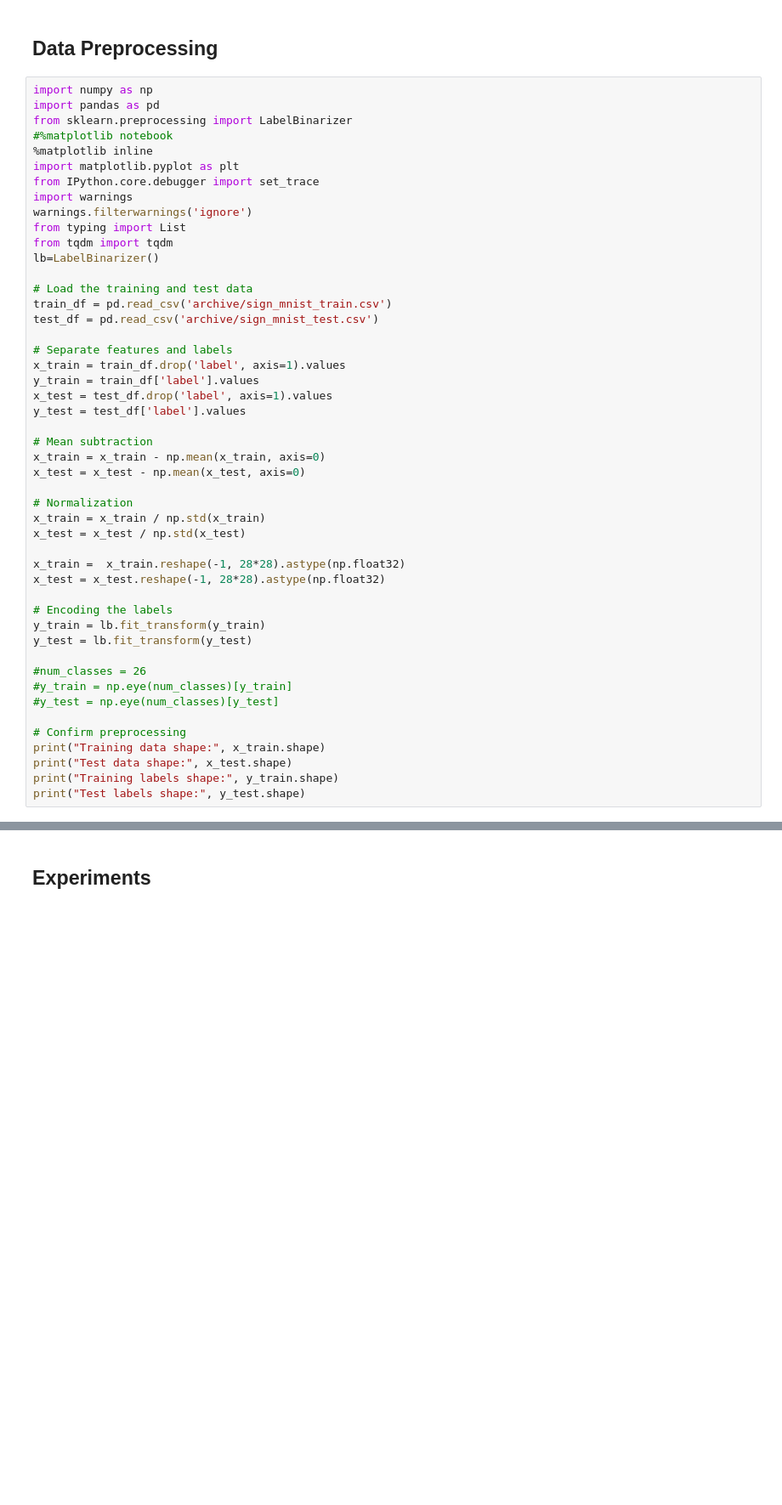
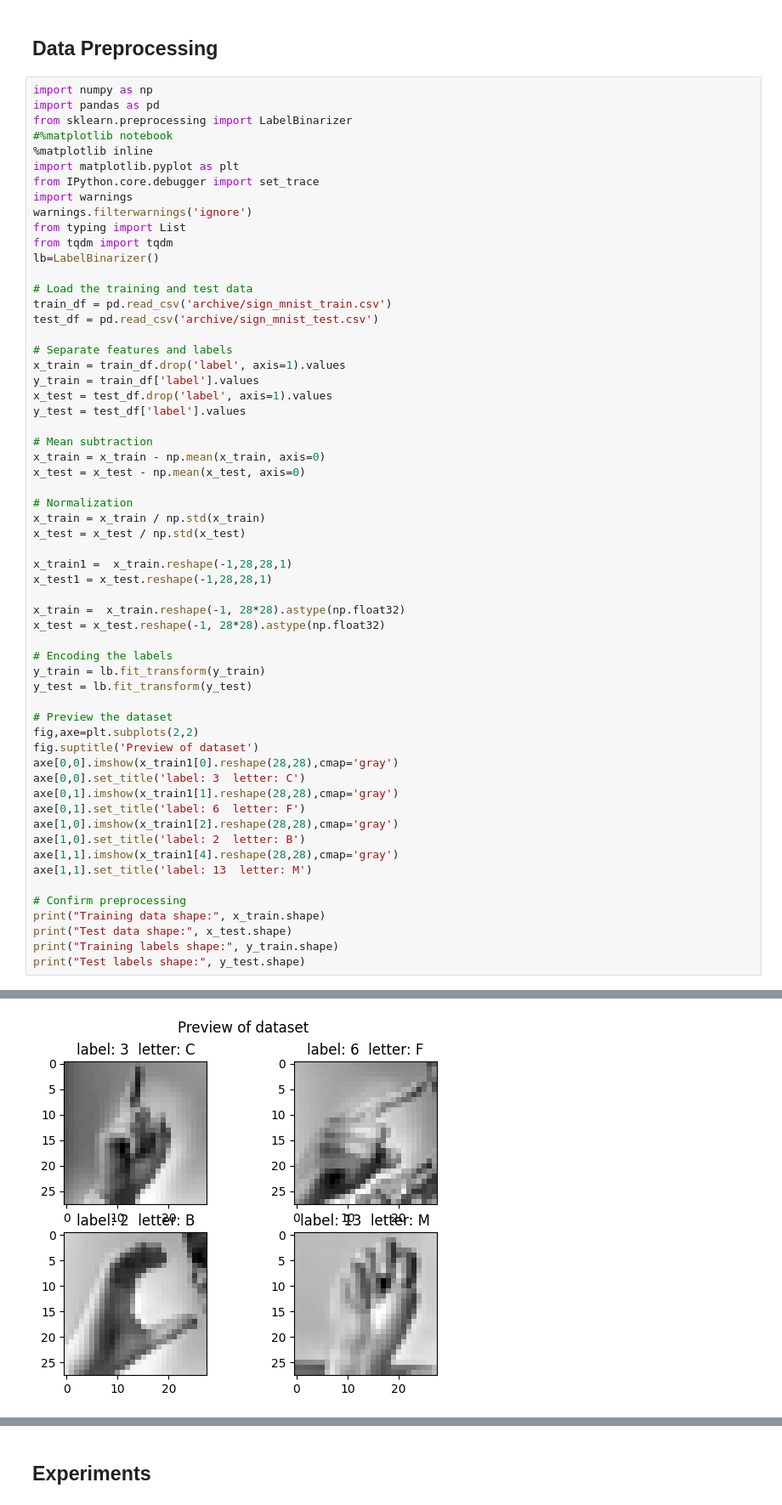
Before and after one commit to maxxrail/Image-Data-Classification, a Jupyter notebook: assignment3_group41.ipynb, the cells around one changed output, grey strips where cells are left out. Shown: that part at 85% size. Drawn from its saved outputs; the diff is of its cells as text; blank space fills up the shorter version.

Commit message:
added dataset preview

```diff
--- a/assignment3_group41.ipynb
+++ b/assignment3_group41.ipynb
@@ -23,36 +23,48 @@ x_train = train_df.drop('label', axis=1).values
 y_train = train_df['label'].values
 x_test = test_df.drop('label', axis=1).values
 y_test = test_df['label'].values
 
 # Mean subtraction
 x_train = x_train - np.mean(x_train, axis=0)
 x_test = x_test - np.mean(x_test, axis=0)
 
 # Normalization
 x_train = x_train / np.std(x_train)
 x_test = x_test / np.std(x_test)
 
+x_train1 =  x_train.reshape(-1,28,28,1)
+x_test1 = x_test.reshape(-1,28,28,1)
+
 x_train =  x_train.reshape(-1, 28*28).astype(np.float32)
 x_test = x_test.reshape(-1, 28*28).astype(np.float32)
 
 # Encoding the labels
 y_train = lb.fit_transform(y_train)
 y_test = lb.fit_transform(y_test)
 
-#num_classes = 26
-#y_train = np.eye(num_classes)[y_train]
-#y_test = np.eye(num_classes)[y_test]
+# Preview the dataset
+fig,axe=plt.subplots(2,2)
+fig.suptitle('Preview of dataset')
+axe[0,0].imshow(x_train1[0].reshape(28,28),cmap='gray')
+axe[0,0].set_title('label: 3  letter: C')
+axe[0,1].imshow(x_train1[1].reshape(28,28),cmap='gray')
+axe[0,1].set_title('label: 6  letter: F')
+axe[1,0].imshow(x_train1[2].reshape(28,28),cmap='gray')
+axe[1,0].set_title('label: 2  letter: B')
+axe[1,1].imshow(x_train1[4].reshape(28,28),cmap='gray')
+axe[1,1].set_title('label: 13  letter: M')
 
 # Confirm preprocessing
 print("Training data shape:", x_train.shape)
 print("Test data shape:", x_test.shape)
 print("Training labels shape:", y_train.shape)
 print("Test labels shape:", y_test.shape)
 # %% [output]
 Training data shape: (27455, 784)
 Test data shape: (7172, 784)
 Training labels shape: (27455, 24)
 Test labels shape: (7172, 24)
+[figure, added]
 # %%
 class NeuralNetLayer:
     def __init__(self):
```
